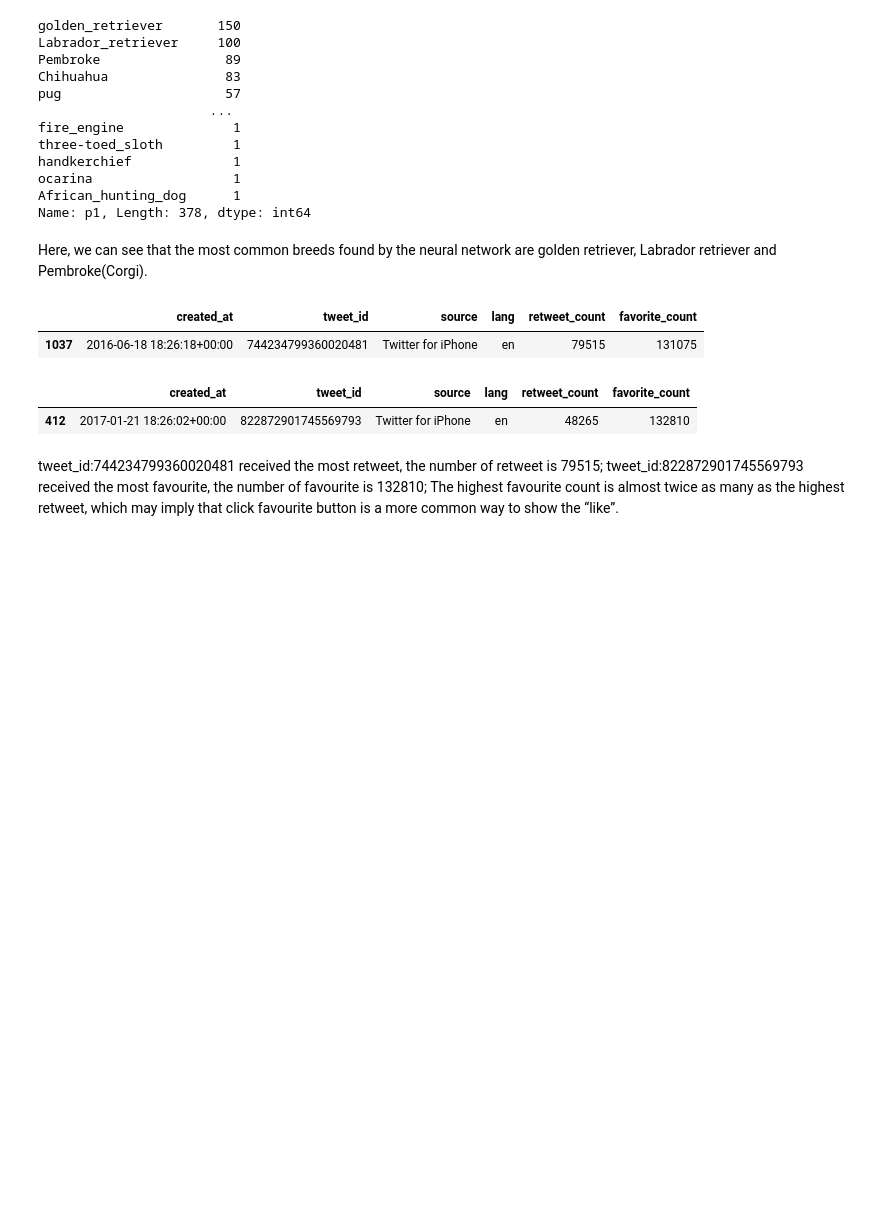
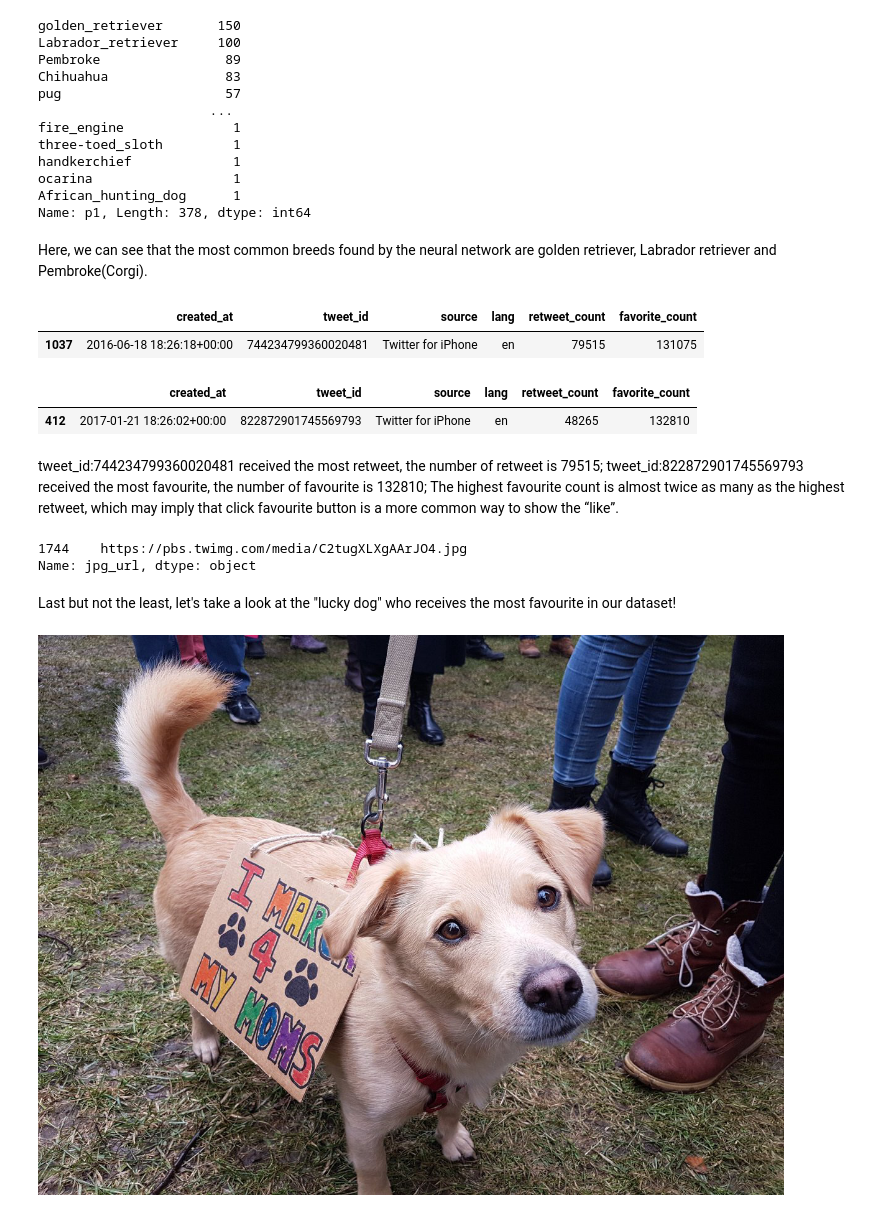
Before and after one commit to amanda1210/Twitter_dogimange_analysis, a Jupyter notebook: tweet_analysis.ipynb, the cells around one changed output. Saved outputs shown, nothing was run; the diff lists cells and outputs as text; code cells hidden in the pictures; blank space fills up the shorter version.

```diff
--- a/tweet_analysis.ipynb
+++ b/tweet_analysis.ipynb
@@ -615,3 +607,21 @@ tweet_new[tweet_new.favorite_count==tweet_new.favorite_count.max()]
 | 412 | 2017-01-21 18:26:02+00:00 | 822872901745569793 | Twitter for iPhone | en | 48265 | 132810 |
 # %% [markdown]
 tweet_id:744234799360020481 received the most retweet, the number of retweet is 79515; tweet_id:822872901745569793 received the most favourite, the number of favourite is 132810; The highest favourite count is almost twice as many as the highest retweet, which may imply that click favourite button is a more common way to show the “like”.
+# %%
+image[image['tweet_id']=='822872901745569793']['jpg_url']
+# %% [output]
+1744    https://pbs.twimg.com/media/C2tugXLXgAArJO4.jpg
+Name: jpg_url, dtype: object
+# %% [markdown]
+Last but not the least, let's take a look at the "lucky dog" who receives the most favourite in our dataset!
+# %%
+from PIL import Image
+import requests
+from io import BytesIO
+
+response = requests.get('https://pbs.twimg.com/media/C2tugXLXgAArJO4.jpg')
+img = Image.open(BytesIO(response.content))
+# %%
+img
+# %% [output]
+[figure, added]
```
Also changed, not shown: parts of 43 cells of this notebook, 1 other file.
